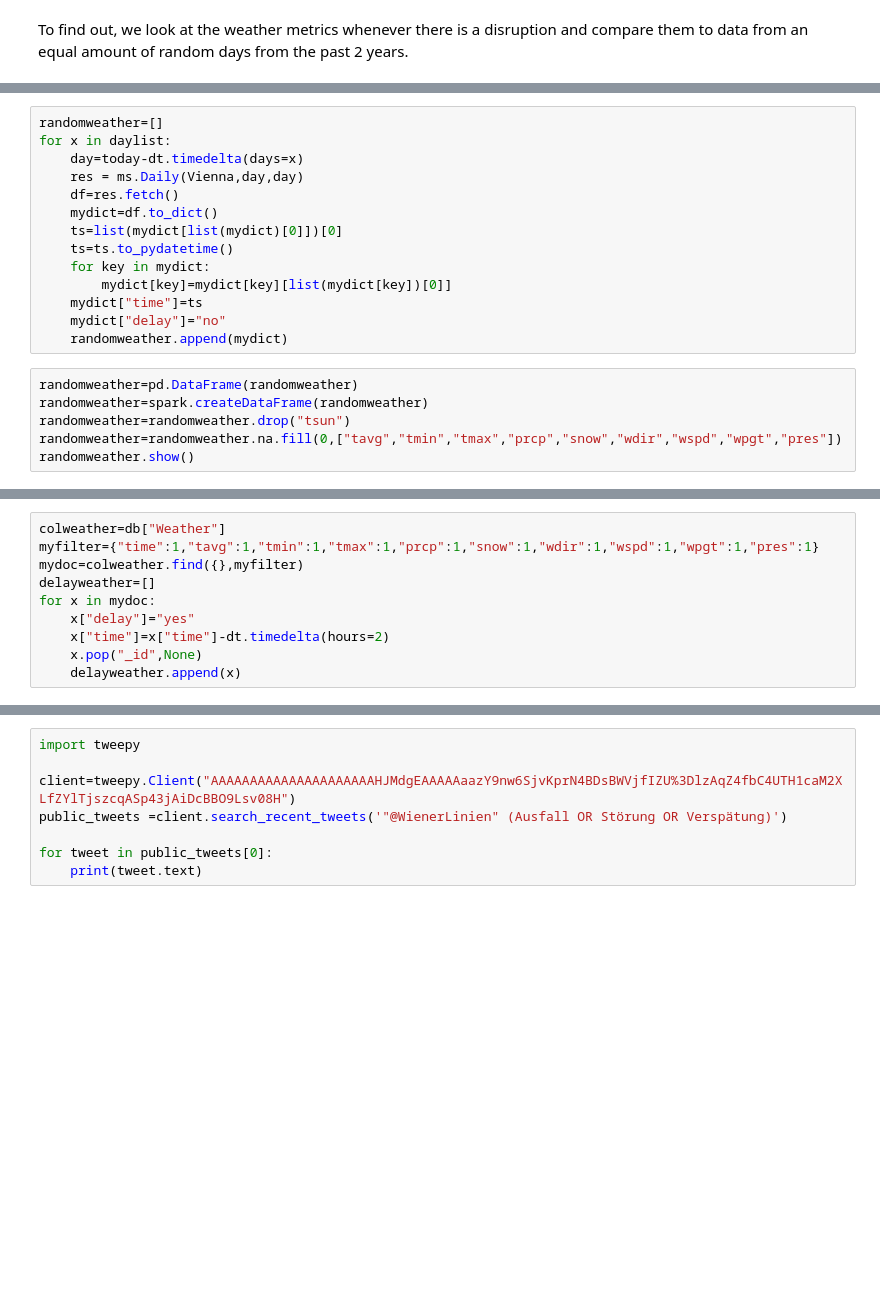
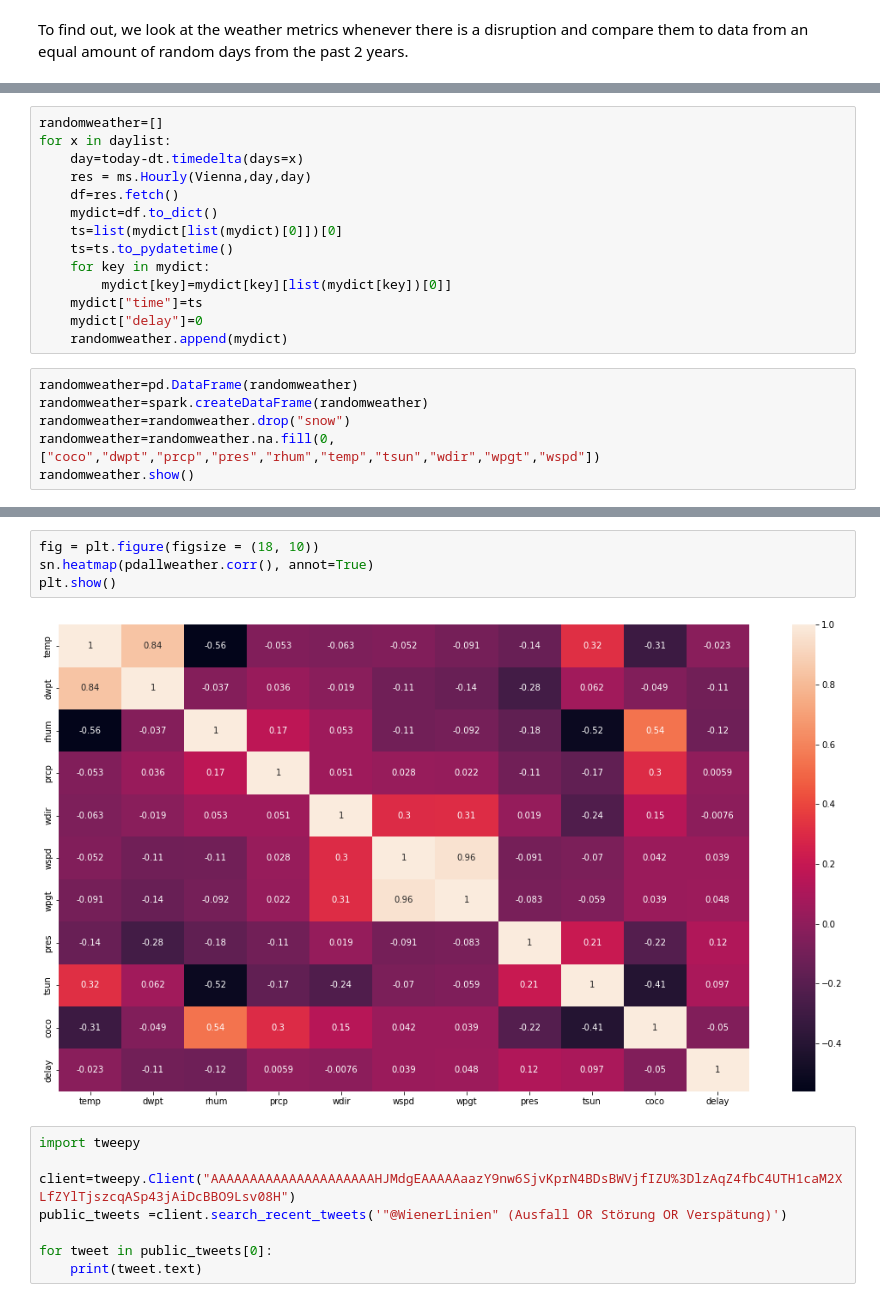
Before and after one commit to jirn073-76/BDENG_Wiener_Linien, a Jupyter notebook: project_wien.ipynb, the cells around one changed output, grey strips where cells are left out. Saved outputs shown, nothing was run; the diff lists cells and outputs as text; blank space fills up the shorter version.

```diff
--- a/project_wien.ipynb
+++ b/project_wien.ipynb
@@ -503,7 +555,7 @@ today=dt.datetime.today().replace(hour=0,minute=0, second=0, microsecond=0)
 randomweather=[]
 for x in daylist:
     day=today-dt.timedelta(days=x)
-    res = ms.Daily(Vienna,day,day)
+    res = ms.Hourly(Vienna,day,day)
     df=res.fetch()
     mydict=df.to_dict()
     ts=list(mydict[list(mydict)[0]])[0]
@@ -511,12 +563,12 @@ for x in daylist:
     for key in mydict:
         mydict[key]=mydict[key][list(mydict[key])[0]]
     mydict["time"]=ts
-    mydict["delay"]="no"
+    mydict["delay"]=0
     randomweather.append(mydict)
 # %%
 randomweather=pd.DataFrame(randomweather)
 randomweather=spark.createDataFrame(randomweather)
-randomweather=randomweather.drop("tsun")
-randomweather=randomweather.na.fill(0,["tavg","tmin","tmax","prcp","snow","wdir","wspd","wpgt","pres"])
+randomweather=randomweather.drop("snow")
+randomweather=randomweather.na.fill(0,["coco","dwpt","prcp","pres","rhum","temp","tsun","wdir","wpgt","wspd"])
 randomweather.show()
 # %% [output]
@@ -524,10 +591,0 @@ ValueError: DataFrame constructor not properly called!
-# %%
-colweather=db["Weather"]
-myfilter={"time":1,"tavg":1,"tmin":1,"tmax":1,"prcp":1,"snow":1,"wdir":1,"wspd":1,"wpgt":1,"pres":1}
-mydoc=colweather.find({},myfilter)
-delayweather=[]
-for x in mydoc:
-    x["delay"]="yes"
-    x["time"]=x["time"]-dt.timedelta(hours=2)
-    x.pop("_id",None)
-    delayweather.append(x)
@@ -591,3 +683,9 @@ display(pdallweather)
+# %%
+fig = plt.figure(figsize = (18, 10))
+sn.heatmap(pdallweather.corr(), annot=True)
+plt.show()
+# %% [output]
+[figure, added]
 # %%
 import tweepy
 
```
Also changed, not shown: parts of 20 cells of this notebook, 1 other file.
